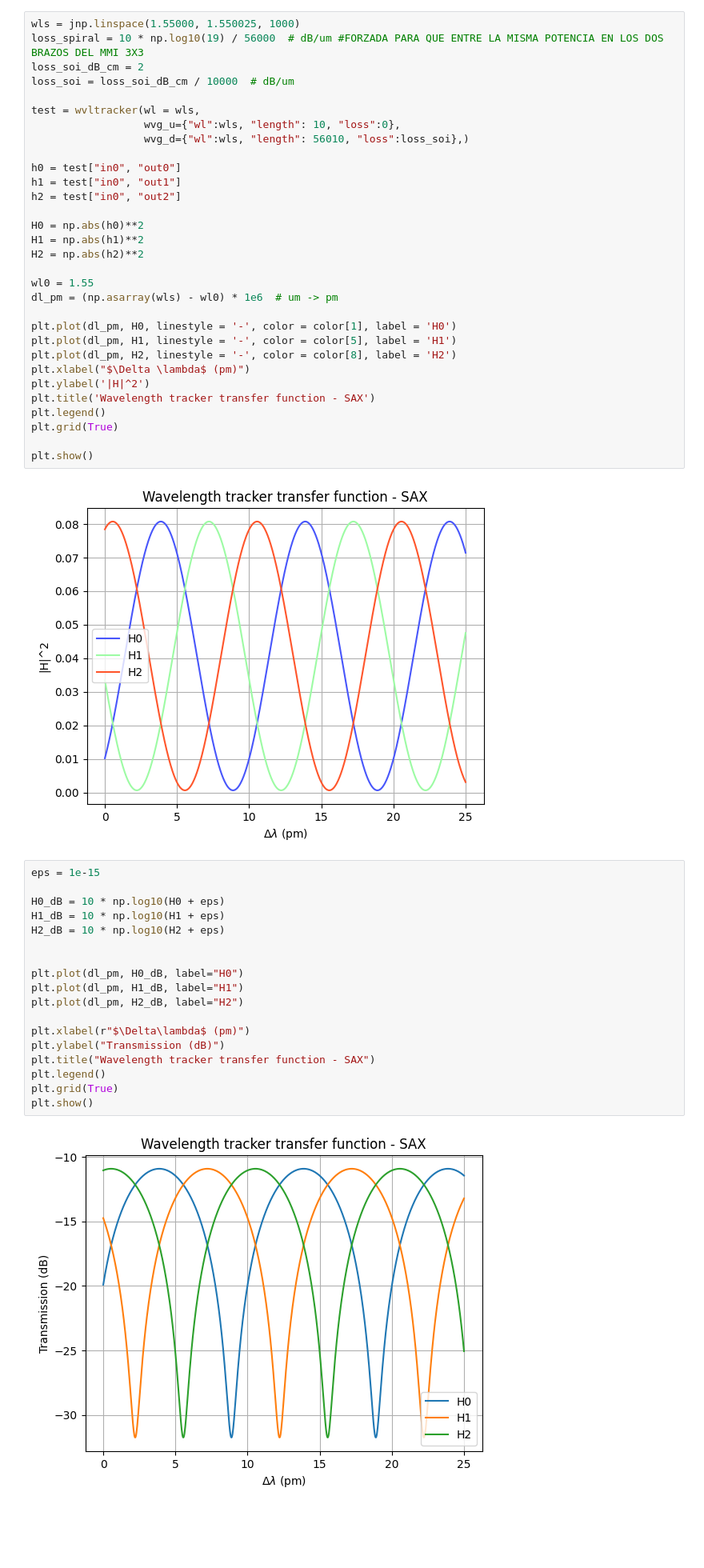
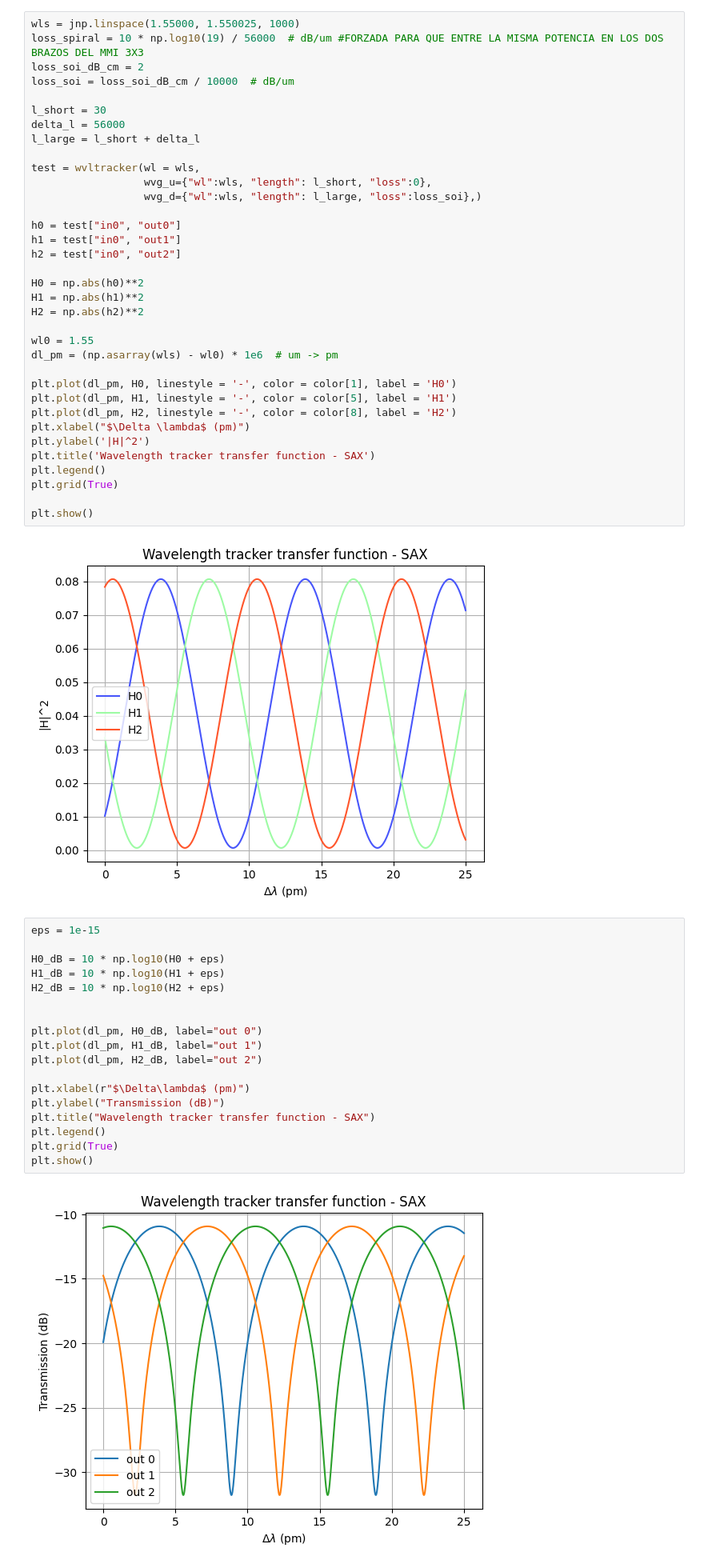
Before and after one commit to mromgar1/pic-upv-lab5-finalproject, a Jupyter notebook: sax_SOI.ipynb, the cells around one changed output. Shown at 80% size. Cells and saved outputs as stored; diff of their text form; blank space fills up the shorter version.

```diff
--- a/sax_SOI.ipynb
+++ b/sax_SOI.ipynb
@@ -168,9 +168,13 @@ loss_spiral = 10 * np.log10(19) / 56000  # dB/um #FORZADA PARA QUE ENTRE LA MISM
 loss_soi_dB_cm = 2
 loss_soi = loss_soi_dB_cm / 10000  # dB/um
 
+l_short = 30
+delta_l = 56000
+l_large = l_short + delta_l
+
 test = wvltracker(wl = wls,
-                  wvg_u={"wl":wls, "length": 10, "loss":0},
-                  wvg_d={"wl":wls, "length": 56010, "loss":loss_soi},)
+                  wvg_u={"wl":wls, "length": l_short, "loss":0},
+                  wvg_d={"wl":wls, "length": l_large, "loss":loss_soi},)
 
 h0 = test["in0", "out0"]
 h1 = test["in0", "out1"]
@@ -198,23 +202,23 @@ plt.show()
 # %%
 eps = 1e-15
 
 H0_dB = 10 * np.log10(H0 + eps)
 H1_dB = 10 * np.log10(H1 + eps)
 H2_dB = 10 * np.log10(H2 + eps)
 
 
-plt.plot(dl_pm, H0_dB, label="H0")
-plt.plot(dl_pm, H1_dB, label="H1")
-plt.plot(dl_pm, H2_dB, label="H2")
+plt.plot(dl_pm, H0_dB, label="out 0")
+plt.plot(dl_pm, H1_dB, label="out 1")
+plt.plot(dl_pm, H2_dB, label="out 2")
 
 plt.xlabel(r"$\Delta\lambda$ (pm)")
 plt.ylabel("Transmission (dB)")
 plt.title("Wavelength tracker transfer function - SAX")
 plt.legend()
 plt.grid(True)
 plt.show()
 # %% [output]
-[figure, old version]
+[figure, new version]
 # %%
 from scipy.signal import find_peaks
 
```
